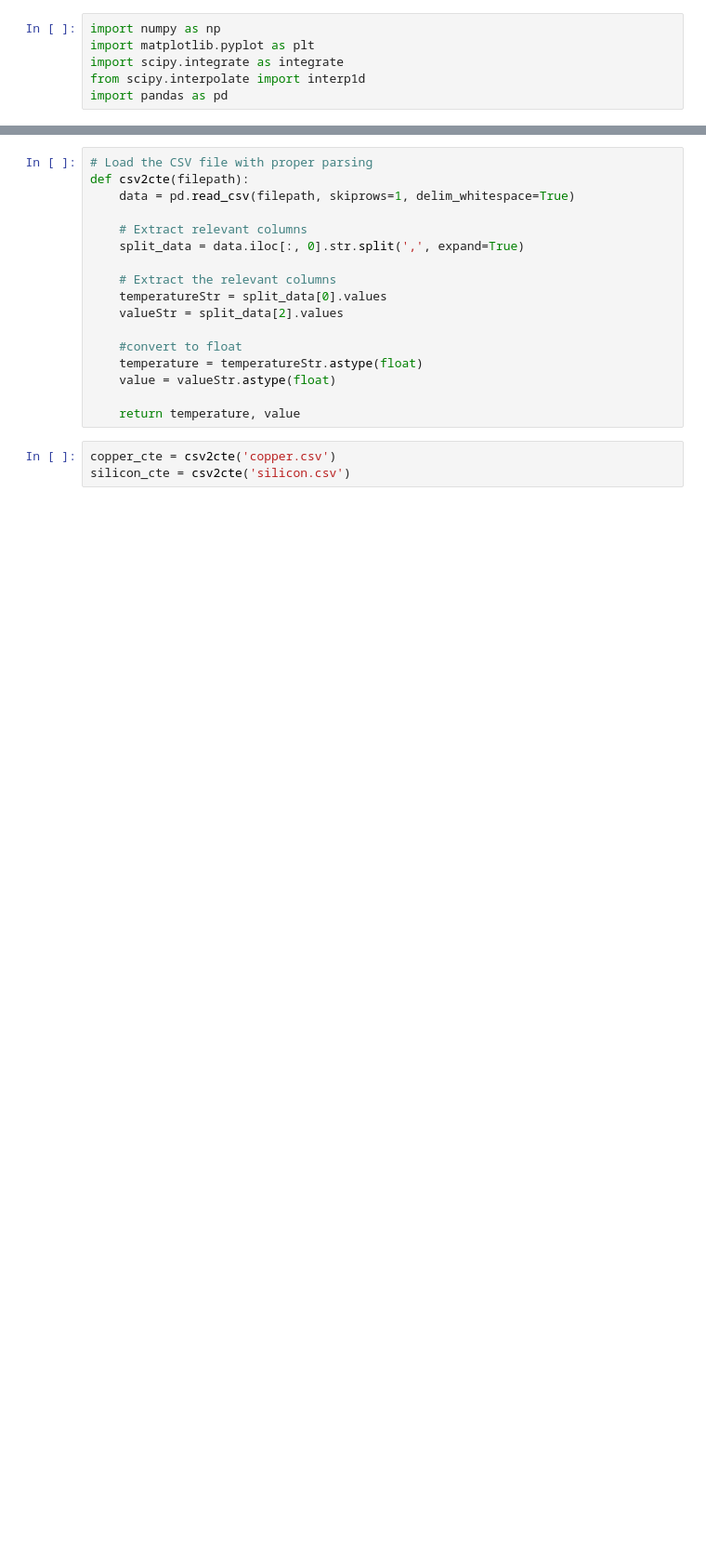
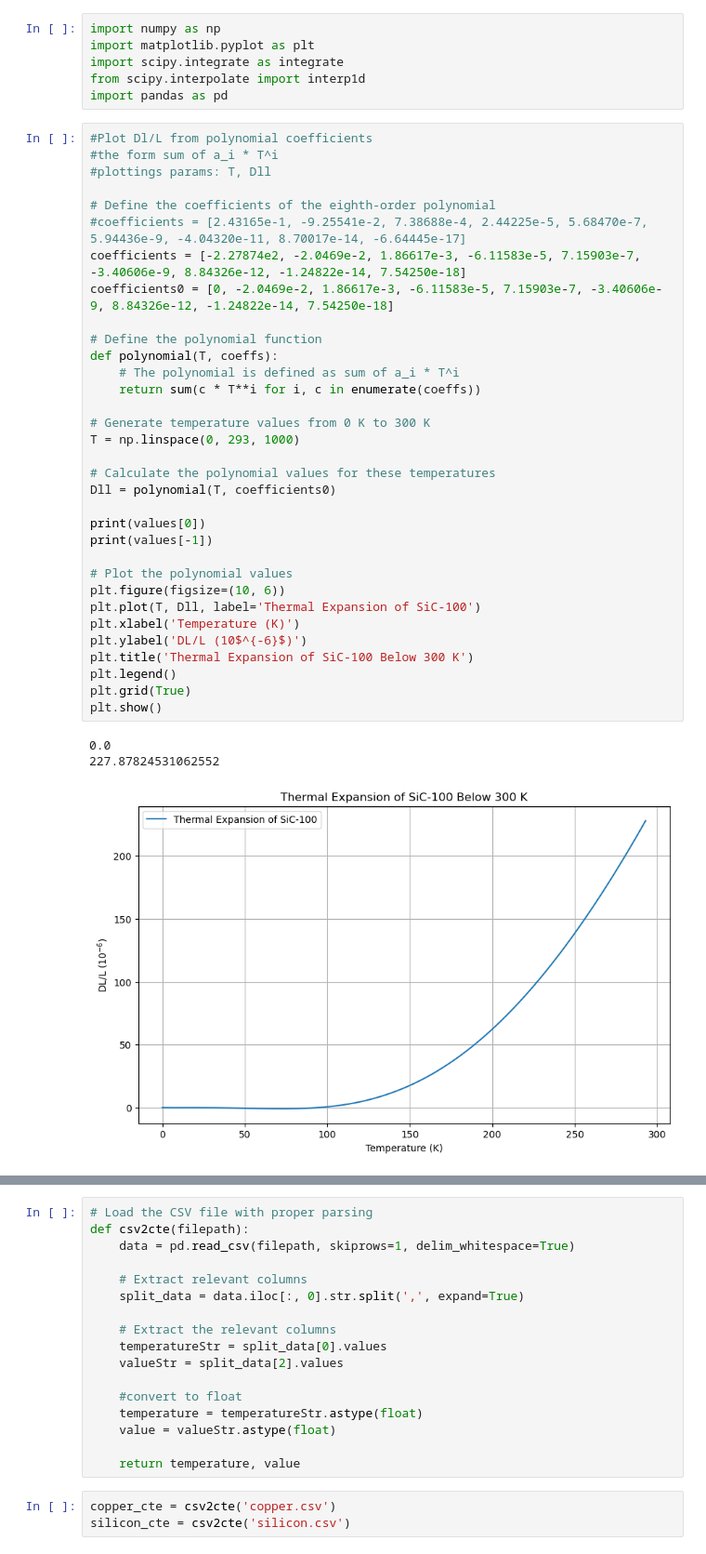
Before and after one commit to rw588/ETH-Simulations, a Jupyter notebook: TempCoeff/tempCoeff.ipynb, the cells around one changed output, grey strips where cells are left out. Shown: that part at 93% size. Drawn from its saved outputs; the diff is of its cells as text; blank space fills up the shorter version.

```diff
--- a/TempCoeff/tempCoeff.ipynb
+++ b/TempCoeff/tempCoeff.ipynb
@@ -4,4 +4,41 @@ import matplotlib.pyplot as plt
 import scipy.integrate as integrate
 from scipy.interpolate import interp1d
 import pandas as pd
+# %%
+#Plot Dl/L from polynomial coefficients
+#the form sum of a_i * T^i
+#plottings params: T, Dll
+
+# Define the coefficients of the eighth-order polynomial
+#coefficients = [2.43165e-1, -9.25541e-2, 7.38688e-4, 2.44225e-5, 5.68470e-7, 5.94436e-9, -4.04320e-11, 8.70017e-14, -6.64445e-17]
+coefficients = [-2.27874e2, -2.0469e-2, 1.86617e-3, -6.11583e-5, 7.15903e-7, -3.40606e-9, 8.84326e-12, -1.24822e-14, 7.54250e-18]
+coefficients0 = [0, -2.0469e-2, 1.86617e-3, -6.11583e-5, 7.15903e-7, -3.40606e-9, 8.84326e-12, -1.24822e-14, 7.54250e-18]
+
+# Define the polynomial function
+def polynomial(T, coeffs):
+    # The polynomial is defined as sum of a_i * T^i
+    return sum(c * T**i for i, c in enumerate(coeffs))
+
+# Generate temperature values from 0 K to 300 K
+T = np.linspace(0, 293, 1000)
+
+# Calculate the polynomial values for these temperatures
+Dll = polynomial(T, coefficients0)
+
+print(values[0])
+print(values[-1])
+
+# Plot the polynomial values
+plt.figure(figsize=(10, 6))
+plt.plot(T, Dll, label='Thermal Expansion of SiC-100')
+plt.xlabel('Temperature (K)')
+plt.ylabel('DL/L (10$^{-6}$)')
+plt.title('Thermal Expansion of SiC-100 Below 300 K')
+plt.legend()
+plt.grid(True)
+plt.show()
+# %% [output]
+0.0
+227.87824531062552
+[figure, added]
 # %%
```
Also changed, not shown: parts of 7 cells of this notebook.
